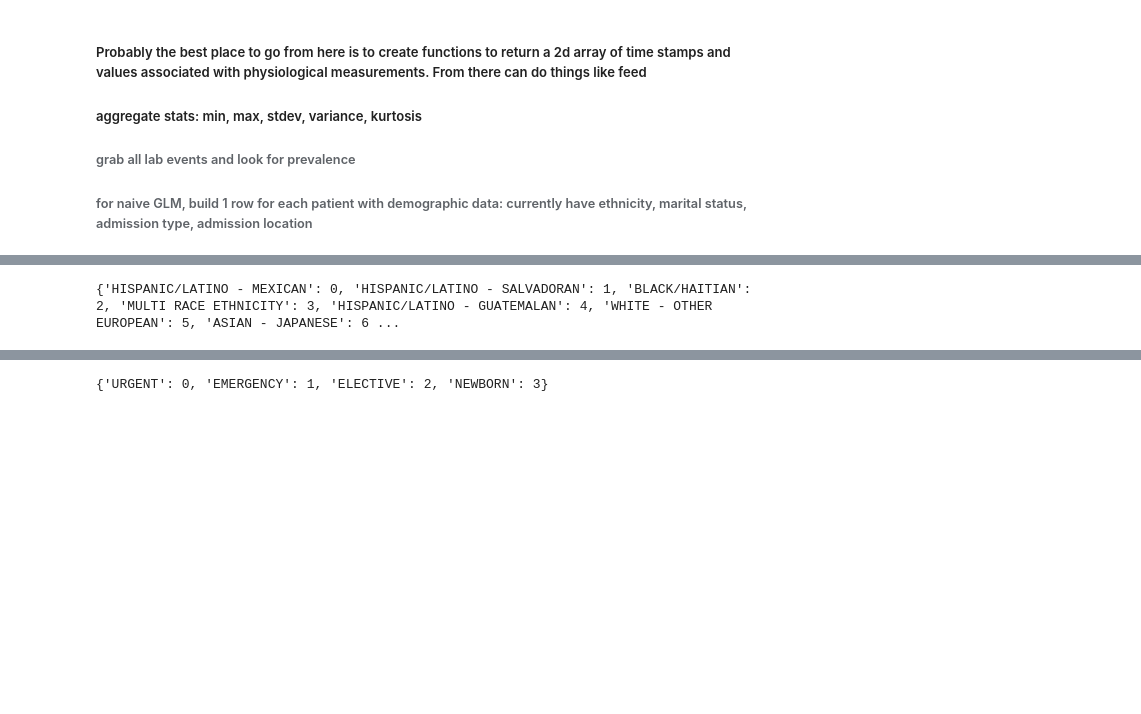
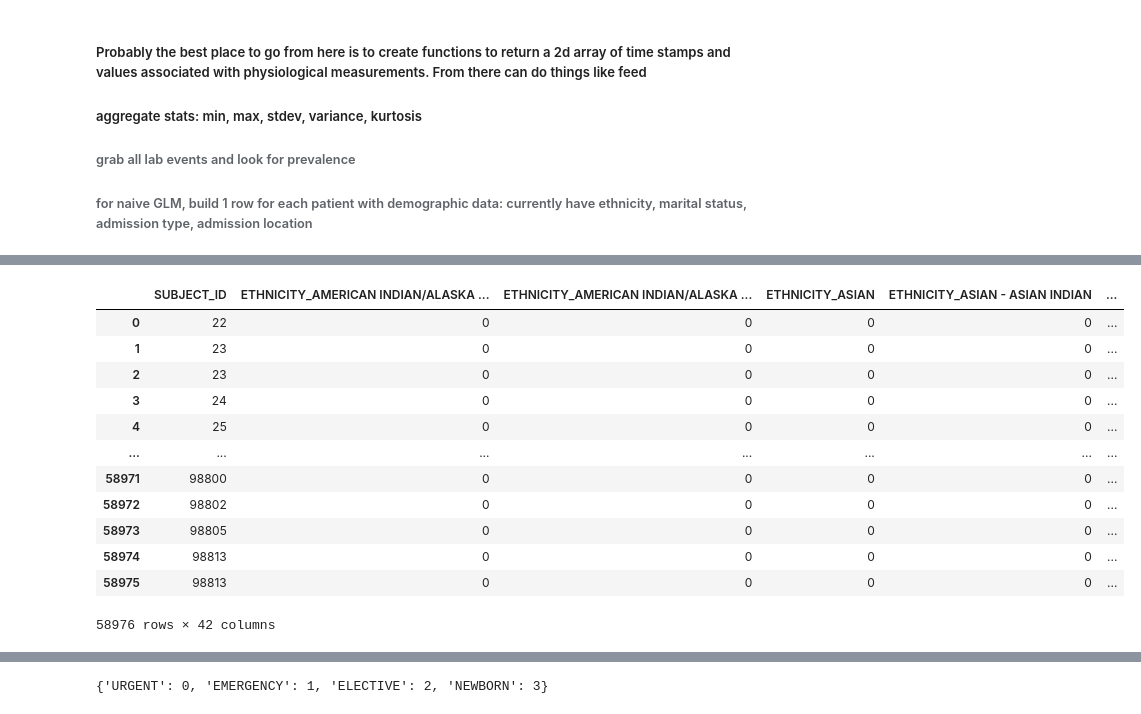
Before and after one commit to zhiyue13/cobalt, a Jupyter notebook: Patrick Huie Cobalt Workbook.ipynb, the cells around one changed output, grey strips where cells are left out. Saved outputs shown, nothing was run; the diff lists cells and outputs as text; code cells hidden in the pictures; blank space fills up the shorter version.

```diff
--- a/Patrick Huie Cobalt Workbook.ipynb
+++ b/Patrick Huie Cobalt Workbook.ipynb
@@ -125,0 +113,10 @@ len(unique_patient_ids)
+# %%
+PATIENTS = pd.read_csv('E:\\mimic-iii-clinical-database-1.4\\mimic-unzipped\\PATIENTS.csv',
+                       usecols=['SUBJECT_ID', 'GENDER'])
+
+#patient_ids = PATIENTS['SUBJECT_ID']
+#No duplicates
+#unique_patient_ids = set()
+PATIENTS.drop_duplicates(inplace=True)
+
+PATIENTS.shape[0]
@@ -126,21 +128,50 @@ len(unique_patient_ids)
 # %%
 ADMISSIONS = pd.read_csv('admissions.csv')
-# %%
-ethnicity_dict = {}
-
-unique_ethnicities = set()
-
-for index, value in ADMISSIONS['ETHNICITY'].items():
-    unique_ethnicities.add(value)
-
-val = 0
-for key in unique_ethnicities:
-    ethnicity_dict[key] = val
-    val = val+1
-
-print(ethnicity_dict)
-# %% [output]
-{'HISPANIC/LATINO - MEXICAN': 0, 'HISPANIC/LATINO - SALVADORAN': 1, 'BLACK/HAITIAN': 2, 'MULTI RACE ETHNICITY': 3, 'HISPANIC/LATINO - GUATEMALAN': 4, 'WHITE - OTHER EUROPEAN': 5, 'ASIAN - JAPANESE': 6 ...
+# %%
+#Build one hot encoding of ethnicities
+ethnicities = pd.read_csv('E:\\mimic-iii-clinical-database-1.4\\mimic-unzipped\\admissions.csv',
+                          usecols=['SUBJECT_ID','ETHNICITY'])
+
+ethnicities['ETHNICITY'].value_counts()
+
+#build dataframe with all subject ids and the one hot encoding of their ethnicities
+ethnicities = pd.get_dummies(ethnicities, columns=['ETHNICITY'])
+ethnicities['SUBJECT_ID'].isin(PATIENTS)
+
+#ethnicities = ethnicities[ethnicities['SUBJECT_ID'].isin([25,27])]
+
+ethnicities
+#ethnicities['SUBJECT_ID']
+
+#look up dataframe.merge to do joins
+
+#ethnicity_dict = {}
+
+#unique_ethnicities = set()
+
+#for index, value in ADMISSIONS['ETHNICITY'].items():
+#    unique_ethnicities.add(value)
+
+#val = 0
+#for key in unique_ethnicities:
+#    ethnicity_dict[key] = val
+#    val = val+1
+
+# print(ethnicity_dict)
+# %% [output]
+|  | SUBJECT_ID | ETHNICITY_AMERICAN INDIAN/ALASKA ... | ETHNICITY_AMERICAN INDIAN/ALASKA ... | ETHNICITY_ASIAN | ETHNICITY_ASIAN - ASIAN INDIAN | ... |
+| 0 | 22 | 0 | 0 | 0 | 0 | ... |
+| 1 | 23 | 0 | 0 | 0 | 0 | ... |
+| 2 | 23 | 0 | 0 | 0 | 0 | ... |
+| 3 | 24 | 0 | 0 | 0 | 0 | ... |
+| 4 | 25 | 0 | 0 | 0 | 0 | ... |
+| ... | ... | ... | ... | ... | ... | ... |
+| 58971 | 98800 | 0 | 0 | 0 | 0 | ... |
+| 58972 | 98802 | 0 | 0 | 0 | 0 | ... |
+| 58973 | 98805 | 0 | 0 | 0 | 0 | ... |
+| 58974 | 98813 | 0 | 0 | 0 | 0 | ... |
+| 58975 | 98813 | 0 | 0 | 0 | 0 | ... |
+58976 rows × 42 columns
 # %%
 maritalStatus_dict = {}
 
```
Also changed, not shown: parts of 7 cells of this notebook.
